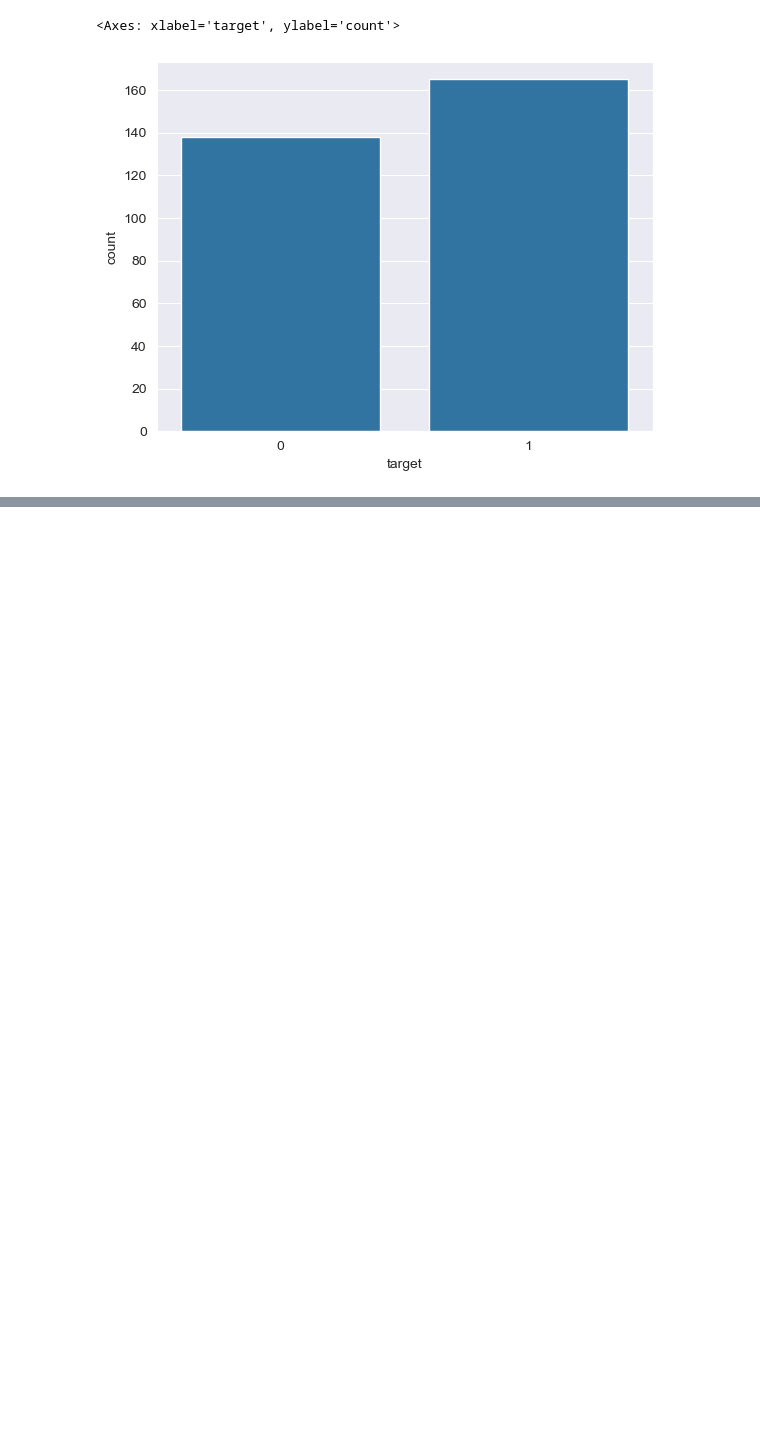
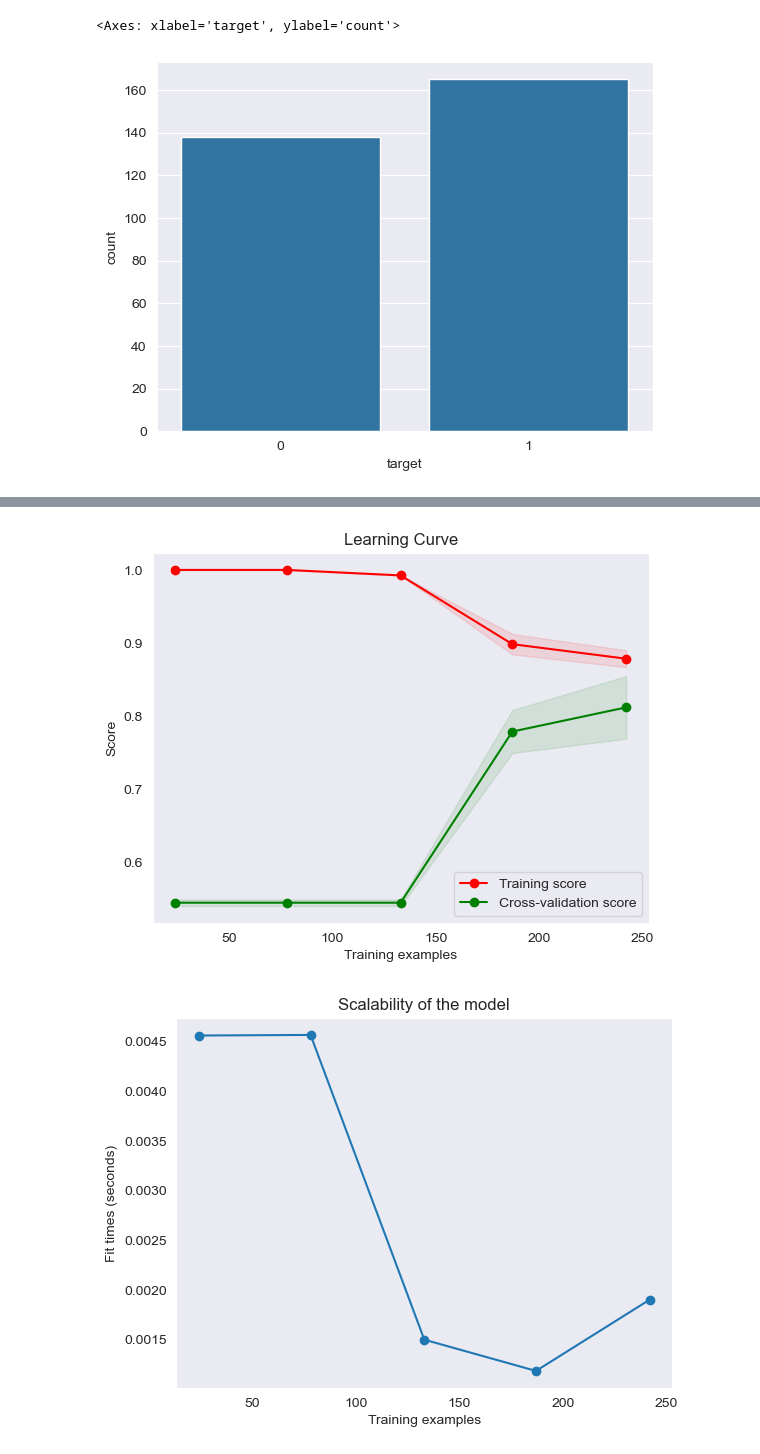
Before and after one commit to ankitsharma208/ASSGNMT_1_CLASSIFICATION, a Jupyter notebook: Dataset_1_HEART_DIS_PRED/Main.ipynb, the cells around one changed output, grey strips where cells are left out. Cells and saved outputs as stored; diff of their text form; code cells hidden in the pictures; blank space fills up the shorter version.

```diff
--- a/Dataset_1_HEART_DIS_PRED/Main.ipynb
+++ b/Dataset_1_HEART_DIS_PRED/Main.ipynb
@@ -85 +216,6 @@ Y=heart_data.iloc[:,-1].values
+# %%
+plot_learning_curve(neigh, Xplot, yplot, title="Learning Curve")
+# %% [output]
+[figure, added]
+[figure, added]
 # %%
```
Also changed, not shown: parts of 36 cells of this notebook, 1 other file.
